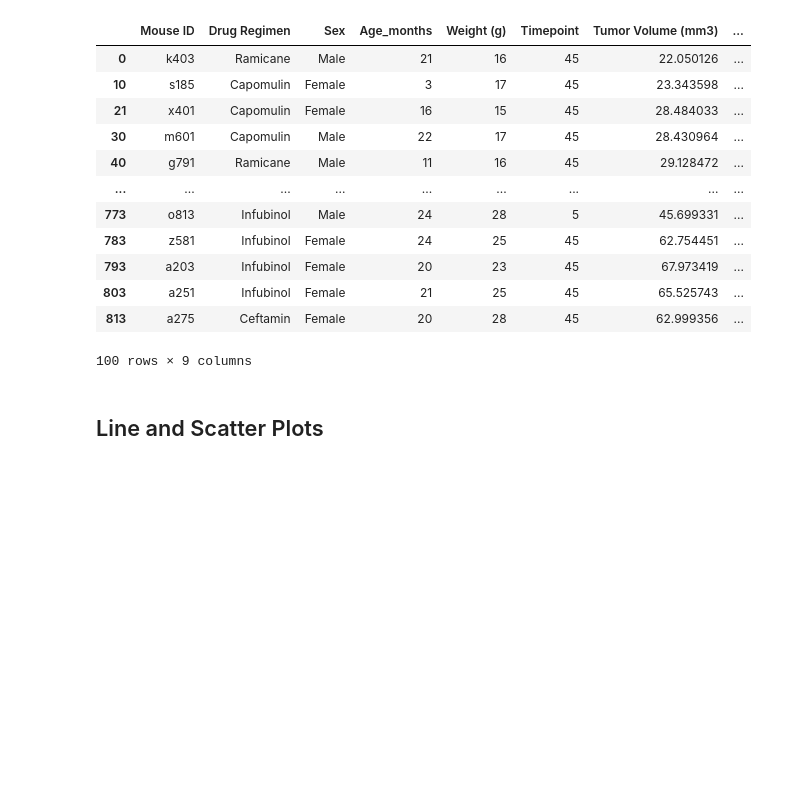
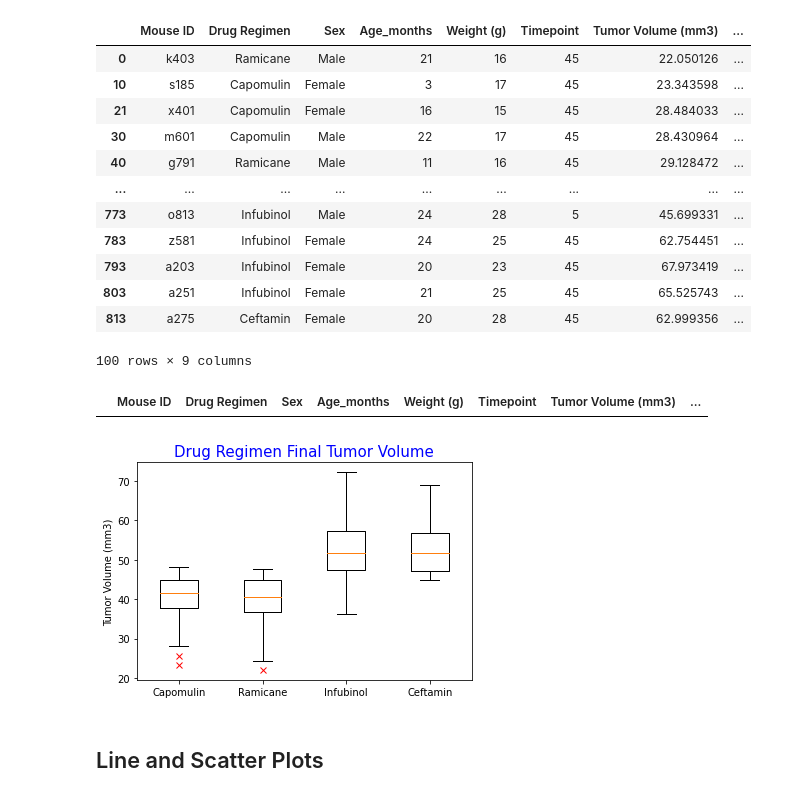
Before and after one commit to emjasmine/matplotlib-challenge, a Jupyter notebook: pymaceuticals_starter.ipynb, the cells around one changed output. Cells and saved outputs as stored; diff of their text form; code cells hidden in the pictures; blank space fills up the shorter version.

```diff
--- a/pymaceuticals_starter.ipynb
+++ b/pymaceuticals_starter.ipynb
@@ -253,2 +233,30 @@ drugs_df2
+# %%
+# Calculate the IQR and quantitatively determine if there are any potential outliers.
+Q1 = drugs_df2['Tumor Volume (mm3)'].quantile(.25)
+Q3 = drugs_df2['Tumor Volume (mm3)'].quantile(.75)
+IQR = Q3-Q1
+
+#calculate the lower and upper bounds
+lower=Q1 - (1.5*IQR)
+upper=Q3+ (1.5*IQR)
+
+# Determine outliers using upper and lower bounds
+drugs_df2[(drugs_df2['Tumor Volume (mm3)']<lower)|(drugs_df2['Tumor Volume (mm3)']>upper)]
+#when run, returns no results for outliers
+# %% [output]
+|  | Mouse ID | Drug Regimen | Sex | Age_months | Weight (g) | Timepoint | Tumor Volume (mm3) | ... |
+# %%
+# Generate a box plot of the final tumor volume of each mouse across four regimens of interest
+capomulin = merge_df.loc[merge_df['Drug Regimen'] == 'Capomulin']['Tumor Volume (mm3)']
+ramicane = merge_df.loc[merge_df['Drug Regimen'] == 'Ramicane']['Tumor Volume (mm3)']
+infubinol = merge_df.loc[merge_df['Drug Regimen'] == 'Infubinol']['Tumor Volume (mm3)']
+ceftamin = merge_df.loc[merge_df['Drug Regimen'] == 'Ceftamin']['Tumor Volume (mm3)']
+drugs = ['Capomulin','Ramicane','Infubinol','Ceftamin']
+plt.boxplot([capomulin,ramicane,infubinol,ceftamin],labels=drugs,flierprops={'marker':'x', 'markeredgecolor':'r'})
+plt.title('Drug Regimen Final Tumor Volume',color='blue',fontsize=15)
+plt.ylabel('Tumor Volume (mm3)')
+plt.show()
+# %% [output]
+[figure, added]
 # %% [markdown]
 ## Line and Scatter Plots
```
Also changed, not shown: parts of 5 cells of this notebook.
